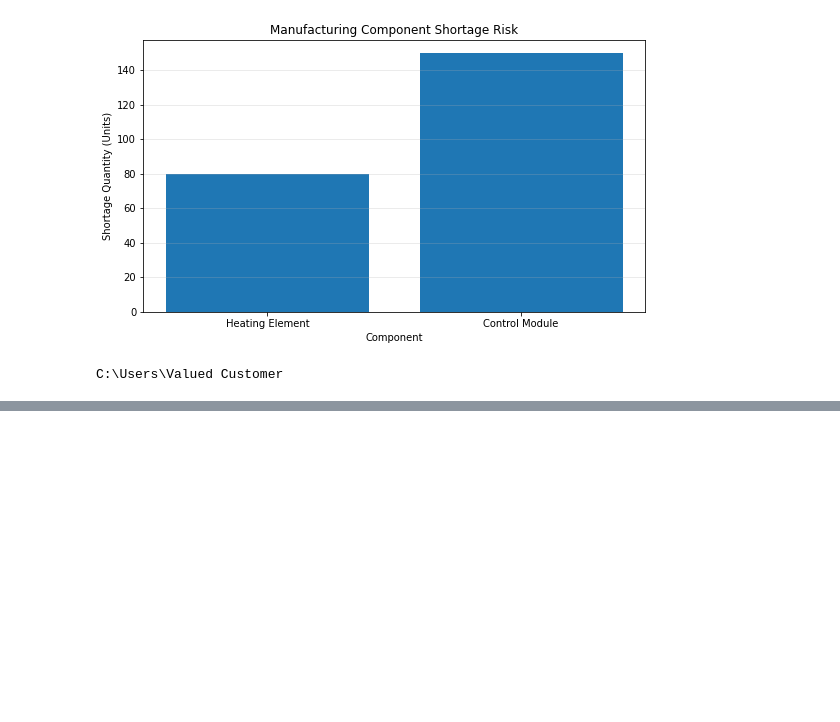
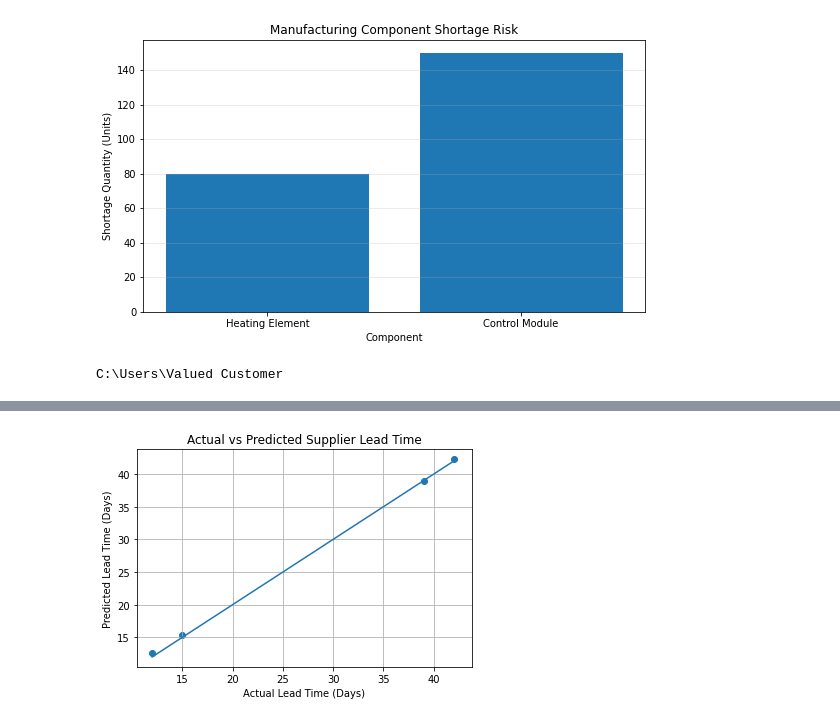
Before and after one commit to renaae/AI-Manufacturing-Shortage-Agent, a Jupyter notebook: AI_Manufacturing_Shortage_Agent.ipynb, the cells around one changed output, grey strips where cells are left out. Saved outputs shown, nothing was run; the diff lists cells and outputs as text; code cells hidden in the pictures; blank space fills up the shorter version.

```diff
--- a/AI_Manufacturing_Shortage_Agent.ipynb
+++ b/AI_Manufacturing_Shortage_Agent.ipynb
@@ -682,0 +858,10 @@ C:\Users\Valued Customer
+# %%
+from sklearn.linear_model import LinearRegression
+
+# Create the Linear Regression model
+lead_time_model = LinearRegression()
+
+# Train the model using the training data
+lead_time_model.fit(X_train, y_train)
+
+print("Linear Regression model trained successfully!")
@@ -682,0 +870,2 @@ C:\Users\Valued Customer
+# %%
+lead_time_model.fit(X_train, y_train)
@@ -682,0 +894,10 @@ C:\Users\Valued Customer
+# %%
+# Predict lead times for the test purchase orders
+y_pred = lead_time_model.predict(X_test)
+
+# Compare actual lead times with predicted lead times
+results = X_test.copy()
+results["Actual_Lead_Time"] = y_test
+results["Predicted_Lead_Time"] = y_pred.round(2)
+
+results
@@ -682,0 +962,18 @@ C:\Users\Valued Customer
+# %%
+import matplotlib.pyplot as plt
+
+plt.scatter(y_test, y_pred)
+
+# Reference line: perfect prediction
+minimum = min(y_test.min(), y_pred.min())
+maximum = max(y_test.max(), y_pred.max())
+plt.plot([minimum, maximum], [minimum, maximum])
+
+plt.xlabel("Actual Lead Time (Days)")
+plt.ylabel("Predicted Lead Time (Days)")
+plt.title("Actual vs Predicted Supplier Lead Time")
+plt.grid(True)
+
+plt.show()
+# %% [output]
+[figure, added]
```
Also changed, not shown: parts of 26 cells of this notebook.
